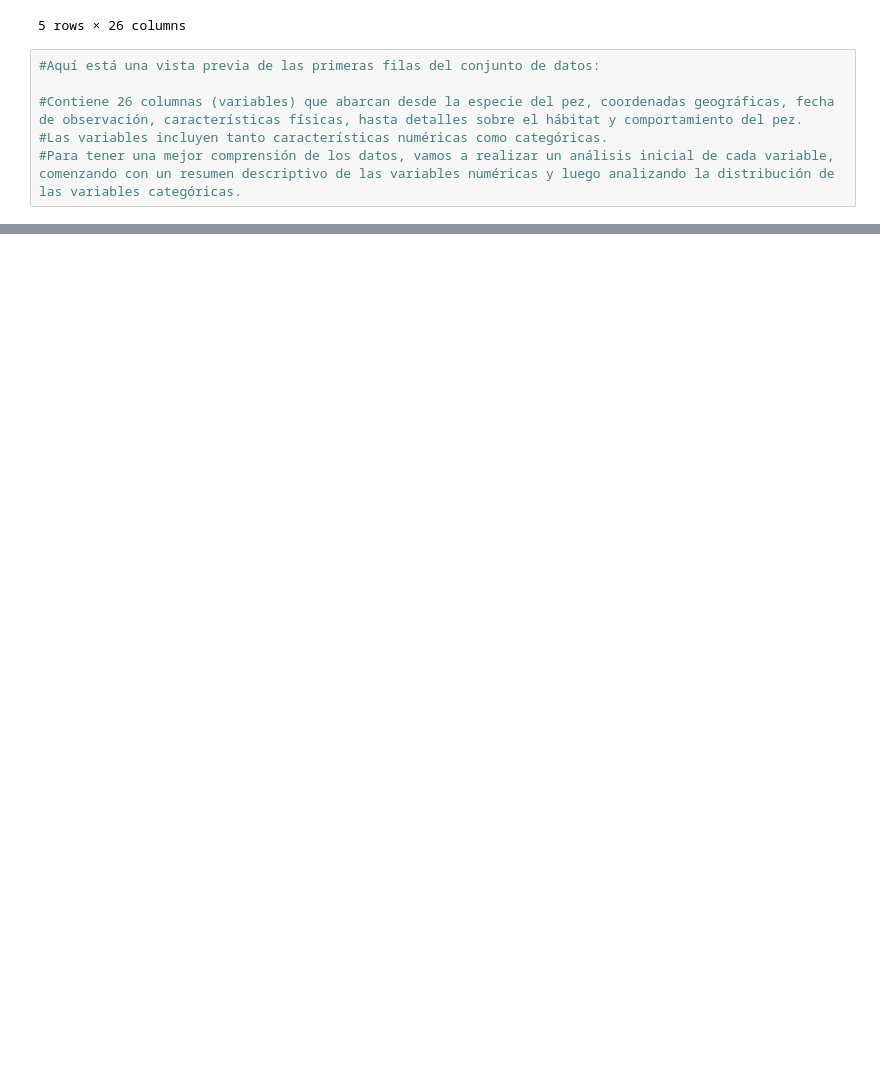
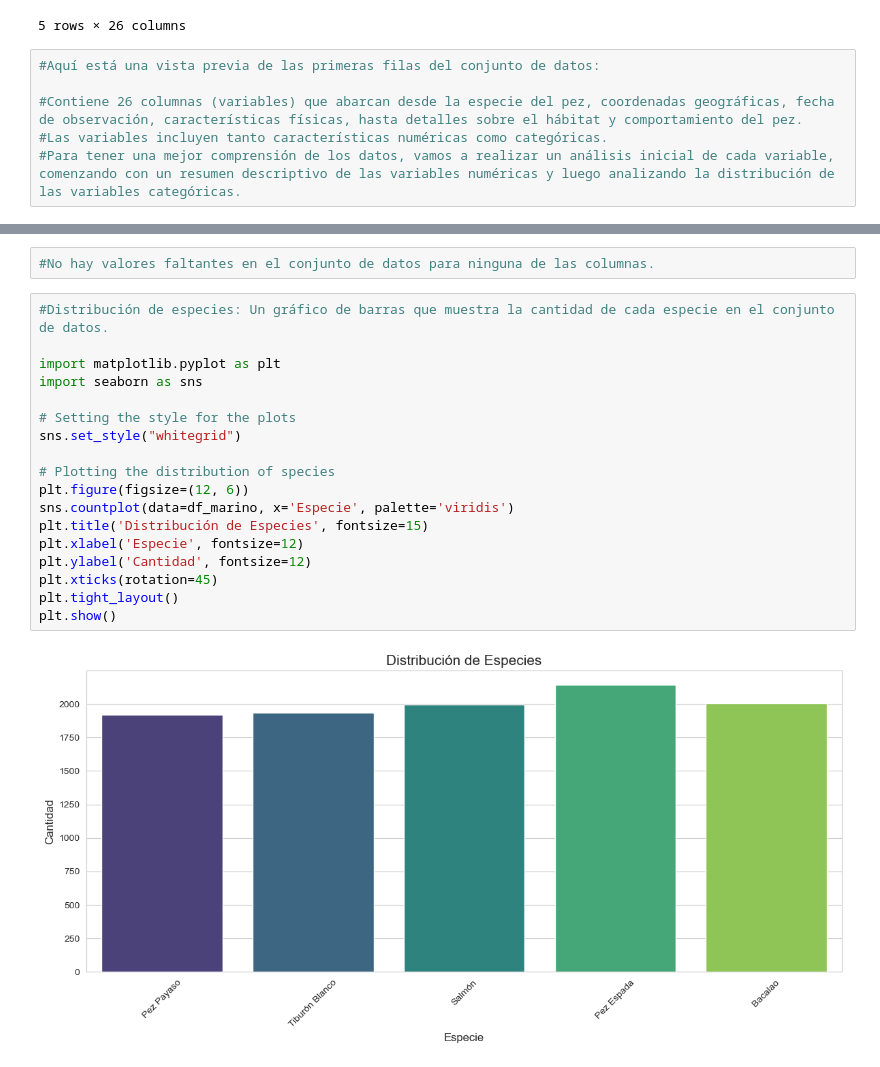
Before and after one commit to Jscarrascoa/AnalisisMarino, a Jupyter notebook: AnalisisMarino.ipynb, the cells around one changed output, grey strips where cells are left out. Saved outputs shown, nothing was run; the diff lists cells and outputs as text; blank space fills up the shorter version.

```diff
--- a/AnalisisMarino.ipynb
+++ b/AnalisisMarino.ipynb
@@ -54,0 +102,22 @@ summary_numeric
+# %%
+#No hay valores faltantes en el conjunto de datos para ninguna de las columnas.
+# %%
+#Distribución de especies: Un gráfico de barras que muestra la cantidad de cada especie en el conjunto de datos.
+
+import matplotlib.pyplot as plt
+import seaborn as sns
+
+# Setting the style for the plots
+sns.set_style("whitegrid")
+
+# Plotting the distribution of species
+plt.figure(figsize=(12, 6))
+sns.countplot(data=df_marino, x='Especie', palette='viridis')
+plt.title('Distribución de Especies', fontsize=15)
+plt.xlabel('Especie', fontsize=12)
+plt.ylabel('Cantidad', fontsize=12)
+plt.xticks(rotation=45)
+plt.tight_layout()
+plt.show()
+# %% [output]
+[figure, added]
```
Also changed, not shown: parts of 2 cells of this notebook.
